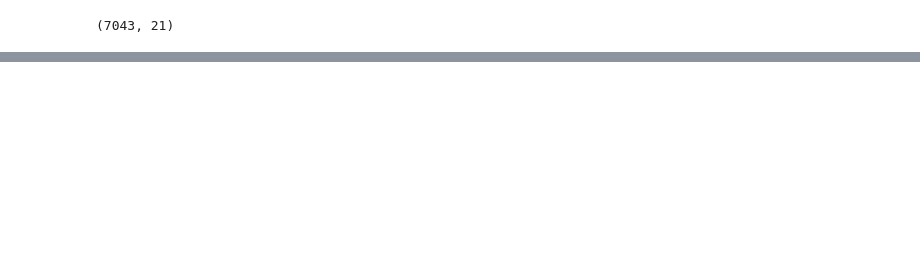
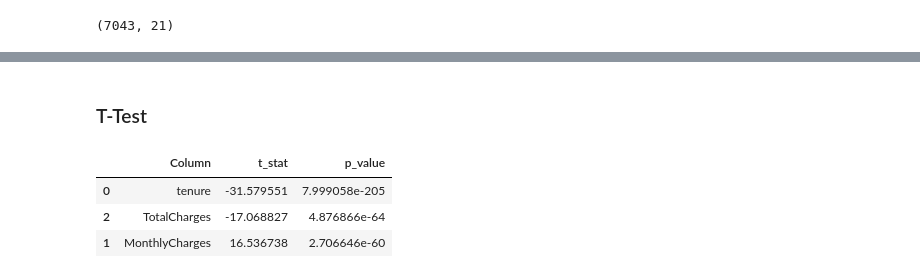
Before and after one commit to Itz-Me-Sumit/Data-Science, a Jupyter notebook: 7_Machine_Learning/3_Logistic_Regression/project/Teleco Customer Churn.ipynb, the cells around one changed output, grey strips where cells are left out. Saved outputs shown, nothing was run; the diff lists cells and outputs as text; code cells hidden in the pictures; blank space fills up the shorter version.

```diff
--- a/7_Machine_Learning/3_Logistic_Regression/project/Teleco Customer Churn.ipynb
+++ b/7_Machine_Learning/3_Logistic_Regression/project/Teleco Customer Churn.ipynb
@@ -50,0 +151,15 @@ df.head()
+# %%
+fig , ax = plt.subplots(1 , 3 , figsize=(20 , 6))
+
+ax = ax.flatten()
+
+for i,col in enumerate(num_cols):
+
+    sns.boxplot(
+        data = df ,
+        x = "Churn",
+        y = col,
+        ax = ax[i]
+    )
+
+    ax[i].set_title(f"{col} V/S Churn")
@@ -50,0 +168,24 @@ df.head()
+# %% [markdown]
+### T-Test
+# %%
+from scipy.stats import ttest_ind
+
+T_Test = []
+
+for col in num_cols:
+    churned = df[ df["Churn"]=="Yes" ][col].dropna()
+    not_churned = df[ df["Churn"]=="No" ][col].dropna()
+    t_stat , p_value = ttest_ind(churned , not_churned)
+
+    T_Test.append({
+        "Column" : col,
+        "t_stat" : t_stat,
+        "p_value" : p_value
+    })
+
+pd.DataFrame(T_Test).sort_values("p_value")
+# %% [output]
+|  | Column | t_stat | p_value |
+| 0 | tenure | -31.579551 | 7.999058e-205 |
+| 2 | TotalCharges | -17.068827 | 4.876866e-64 |
+| 1 | MonthlyCharges | 16.536738 | 2.706646e-60 |
```
Also changed, not shown: parts of 21 cells of this notebook, 2 other files.
